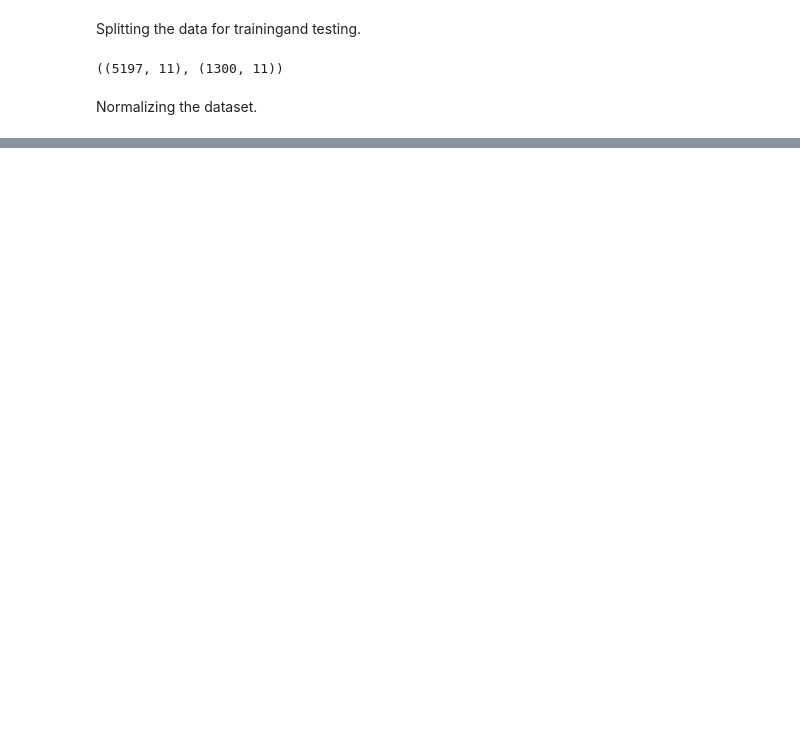
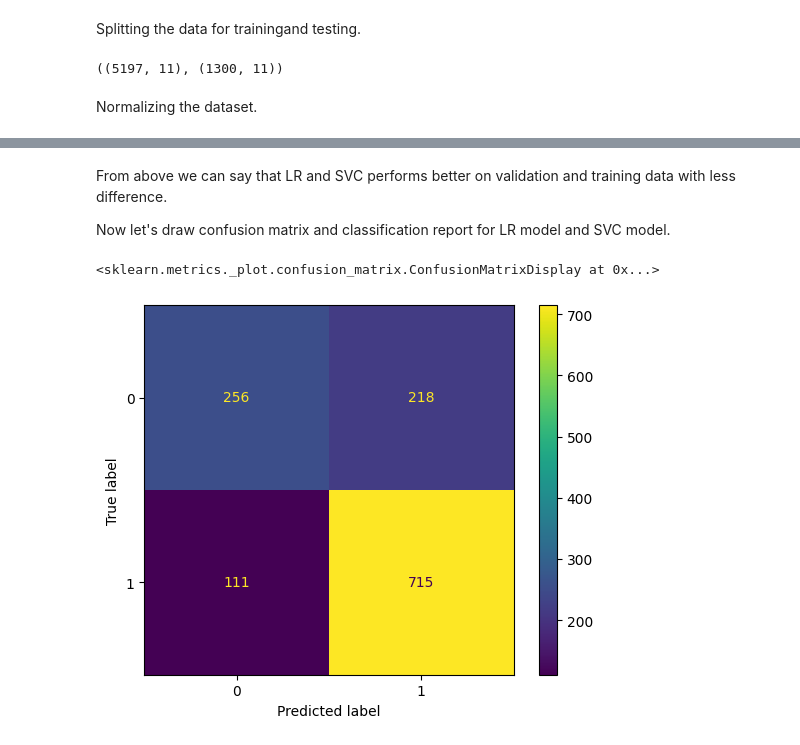
Before and after one commit to rizz045/Prediction-Of-Wine-Quality-Using-ML, a Jupyter notebook: Prediction_Of_Wine_Quality_Using_ML.ipynb, the cells around one changed output, grey strips where cells are left out. Saved outputs shown, nothing was run; the diff lists cells and outputs as text; code cells hidden in the pictures; blank space fills up the shorter version.

```diff
--- a/Prediction_Of_Wine_Quality_Using_ML.ipynb
+++ b/Prediction_Of_Wine_Quality_Using_ML.ipynb
@@ -164,0 +171,9 @@ x_test = norm.transform(x_test)
+# %%
+models = [LogisticRegression(), XGBClassifier(), SVC(kernel='rbf')]
+
+for i in range(len(models)):
+  models[i].fit(x_train, y_train)
+  print(f'{models[i].__class__.__name__} : ')    #name of the model
+  print('Training Accuracy : ', metrics.roc_auc_score(y_train, models[i].predict(x_train))) #training score
+  print('Validation Accuracy : ', metrics.roc_auc_score(y_test, models[i].predict(x_test))) #validation score
+  print()
@@ -164,0 +192,13 @@ x_test = norm.transform(x_test)
+# %% [markdown]
+From above we can say that LR and SVC performs better on validation and training data with less difference.
+
+Now let's draw confusion matrix and classification report for LR model and SVC model.
+# %%
+# LR Model Evaluation
+from sklearn.metrics import confusion_matrix,ConfusionMatrixDisplay
+
+cm = confusion_matrix(y_test, models[0].predict(x_test))
+ConfusionMatrixDisplay(cm).plot()
+# %% [output]
+<sklearn.metrics._plot.confusion_matrix.ConfusionMatrixDisplay at 0x...>
+[figure, added]
```
Also changed, not shown: parts of 11 cells of this notebook.
